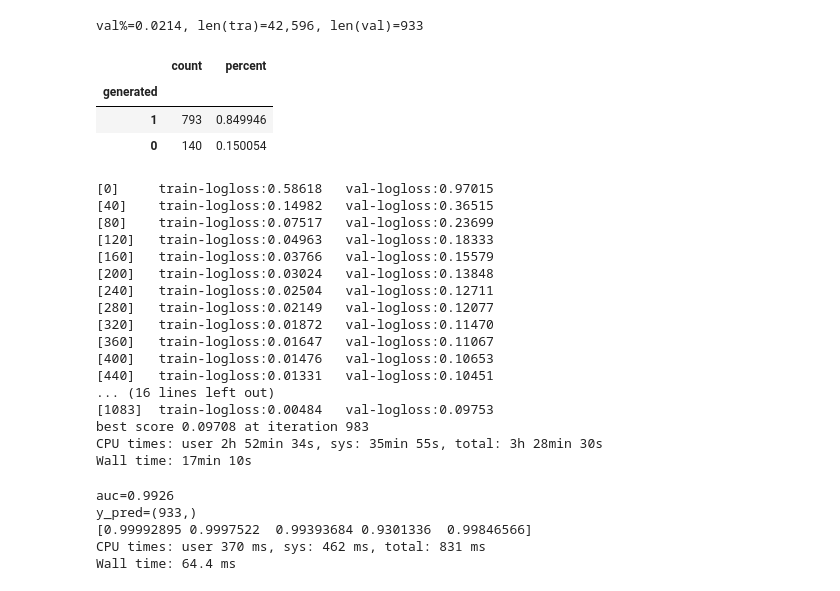
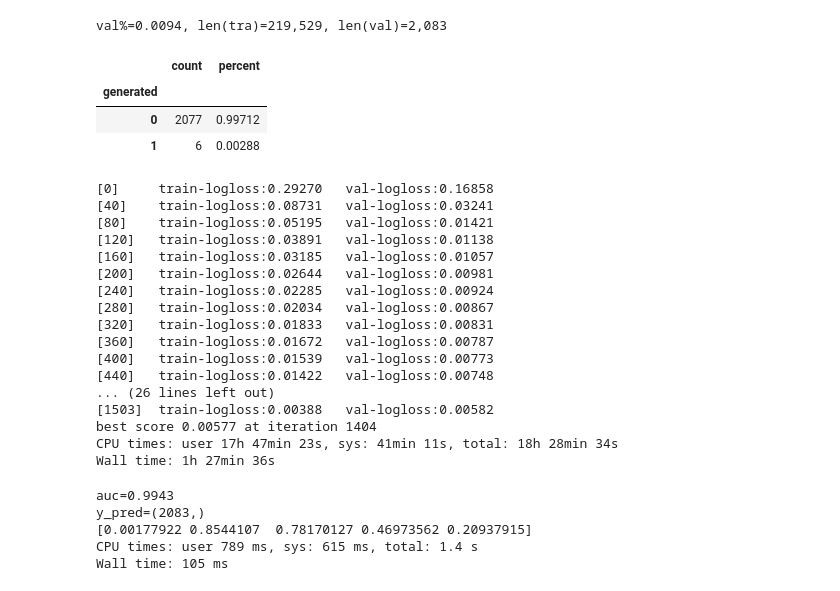
Before and after one commit to seahrh/kaggle-detect-ai-generated-text-2023, a Jupyter notebook: 30_xgb.ipynb, the cells around one changed output. Cells and saved outputs as stored; diff of their text form; code cells hidden in the pictures.

```diff
--- a/30_xgb.ipynb
+++ b/30_xgb.ipynb
@@ -59,21 +59,22 @@ print(f"{len(features)} features\n{features[:100]}")
 # %%
 #X_train, X_test, y_train, y_test = train_test_split(tra[features], tra[label], test_size=0.2)
 
-tra = df[df["white_sim"]>=0.45]
-val = df[df["white_sim"]<0.45]
+th=0.23
+tra = df[df["white_sim"]>=th]
+val = df[df["white_sim"]<th]
 t = len(tra)
 v = len(val)
 n = t+v
 print(f"val%={v/n:.4f}, len(tra)={t:,}, len(val)={v:,}")
 dtrain = xgb.DMatrix(tra[features], tra[label], enable_categorical=False)
 dval = xgb.DMatrix(val[features], val[label], enable_categorical=False)
 pdx.value_counts(val[label])
 # %% [output]
-val%=0.0214, len(tra)=42,596, len(val)=933
+val%=0.0094, len(tra)=219,529, len(val)=2,083
 |  | count | percent |
 | generated |  |  |
-| 1 | 793 | 0.849946 |
-| 0 | 140 | 0.150054 |
+| 0 | 2077 | 0.99712 |
+| 1 | 6 | 0.00288 |
 # %%
 %%time
 model = xgb.train(
@@ -93,23 +94,23 @@ model = xgb.train(
 print(f"best score {model.best_score:.5f} at iteration {model.best_iteration}")
 model.save_model(f"{job_dir}/model.json")
 # %% [output]
-[0]     train-logloss:0.58618   val-logloss:0.97015
-[40]    train-logloss:0.14982   val-logloss:0.36515
-[80]    train-logloss:0.07517   val-logloss:0.23699
-[120]   train-logloss:0.04963   val-logloss:0.18333
-[160]   train-logloss:0.03766   val-logloss:0.15579
-[200]   train-logloss:0.03024   val-logloss:0.13848
-[240]   train-logloss:0.02504   val-logloss:0.12711
-[280]   train-logloss:0.02149   val-logloss:0.12077
-[320]   train-logloss:0.01872   val-logloss:0.11470
-[360]   train-logloss:0.01647   val-logloss:0.11067
-[400]   train-logloss:0.01476   val-logloss:0.10653
-[440]   train-logloss:0.01331   val-logloss:0.10451
-... (16 lines left out)
-[1083]  train-logloss:0.00484   val-logloss:0.09753
-best score 0.09708 at iteration 983
-CPU times: user 2h 52min 34s, sys: 35min 55s, total: 3h 28min 30s
-Wall time: 17min 10s
+[0]     train-logloss:0.29270   val-logloss:0.16858
+[40]    train-logloss:0.08731   val-logloss:0.03241
+[80]    train-logloss:0.05195   val-logloss:0.01421
+[120]   train-logloss:0.03891   val-logloss:0.01138
+[160]   train-logloss:0.03185   val-logloss:0.01057
+[200]   train-logloss:0.02644   val-logloss:0.00981
+[240]   train-logloss:0.02285   val-logloss:0.00924
+[280]   train-logloss:0.02034   val-logloss:0.00867
+[320]   train-logloss:0.01833   val-logloss:0.00831
+[360]   train-logloss:0.01672   val-logloss:0.00787
+[400]   train-logloss:0.01539   val-logloss:0.00773
+[440]   train-logloss:0.01422   val-logloss:0.00748
+... (26 lines left out)
+[1503]  train-logloss:0.00388   val-logloss:0.00582
+best score 0.00577 at iteration 1404
+CPU times: user 17h 47min 23s, sys: 41min 11s, total: 18h 28min 34s
+Wall time: 1h 27min 36s
 # %%
 %%time
 y_true = val[label].tolist()
@@ -118,11 +119,11 @@ auc = roc_auc_score(y_true, y_pred, average="macro")
 print(f"auc={auc:.4f}")
 print(f"y_pred={y_pred.shape}\n{y_pred[:5]}")
 # %% [output]
-auc=0.9926
-y_pred=(933,)
-[0.99992895 0.9997522  0.99393684 0.9301336  0.99846566]
-CPU times: user 370 ms, sys: 462 ms, total: 831 ms
-Wall time: 64.4 ms
+auc=0.9943
+y_pred=(2083,)
+[0.00177922 0.8544107  0.78170127 0.46973562 0.20937915]
+CPU times: user 789 ms, sys: 615 ms, total: 1.4 s
+Wall time: 105 ms
 # %%
 %%time
 scores = model.get_score(importance_type="gain")
```
Also changed, not shown: parts of 4 cells of this notebook, 6 other files.
